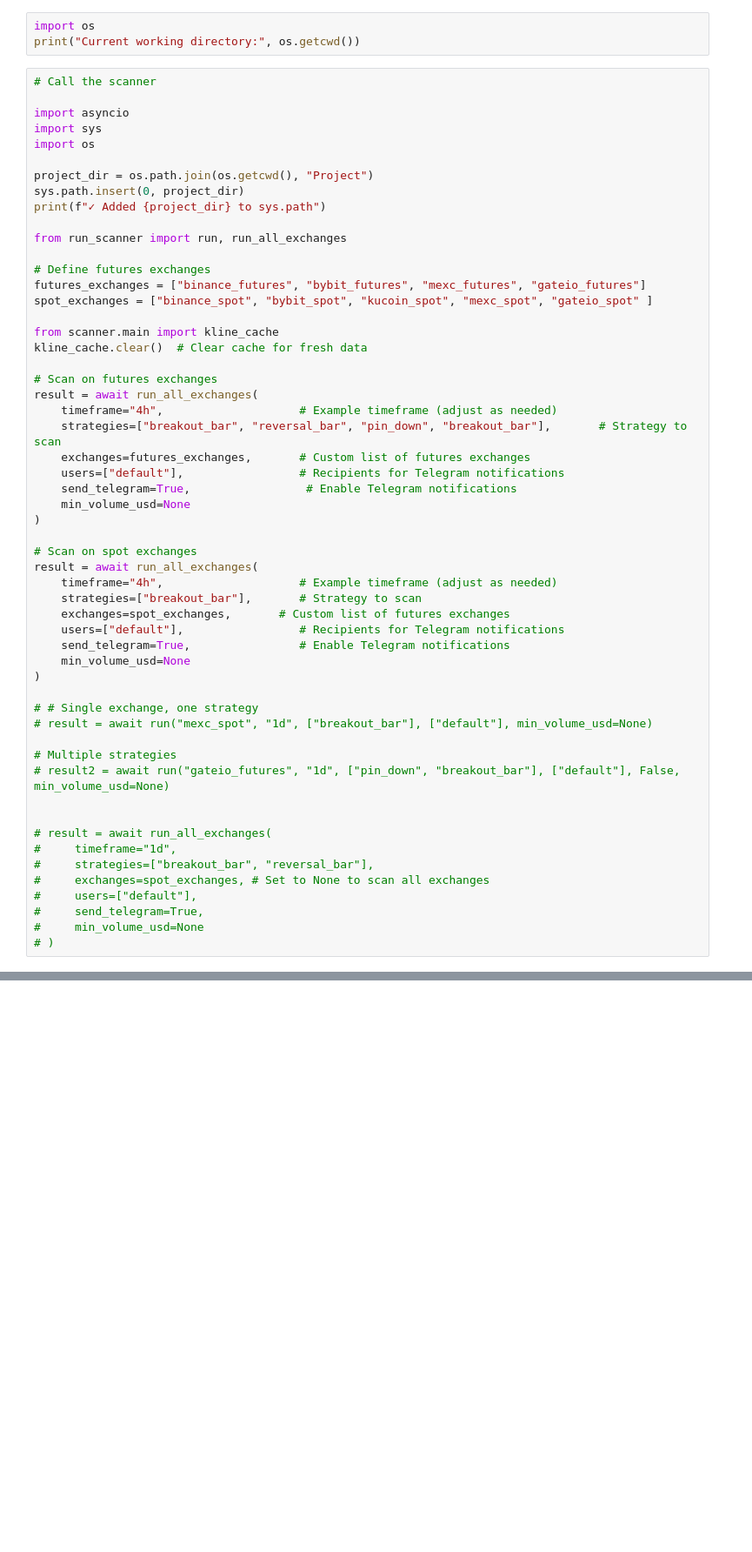
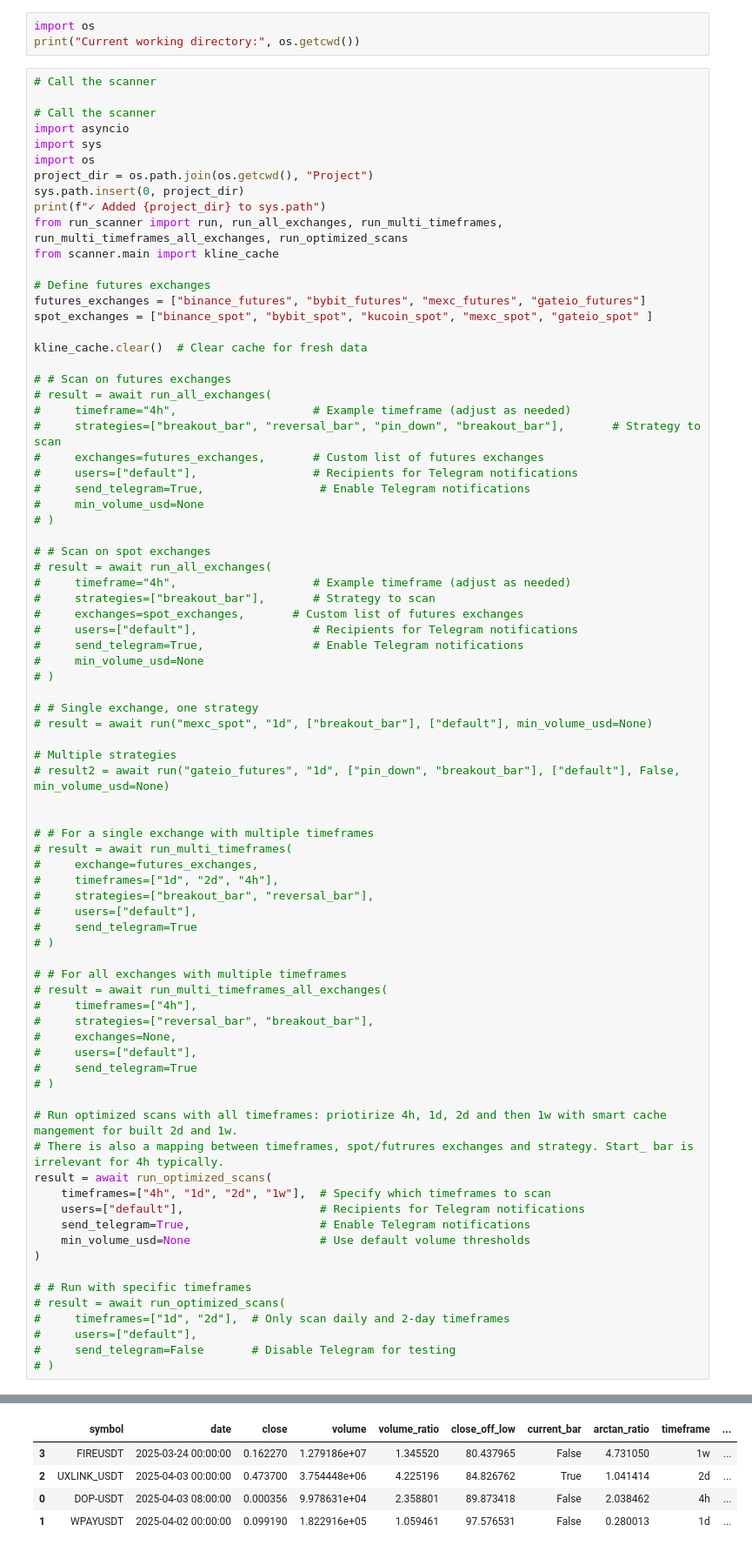
Before and after one commit to hassou7/market-scanner, a Jupyter notebook: Project/execute_vsa_project.ipynb, the cells around one changed output, grey strips where cells are left out. Shown at 87% size. Saved outputs shown, nothing was run; the diff lists cells and outputs as text; blank space fills up the shorter version.

```diff
--- a/Project/execute_vsa_project.ipynb
+++ b/Project/execute_vsa_project.ipynb
@@ -4,42 +4,41 @@ print("Current working directory:", os.getcwd())
 # %%
 # Call the scanner
 
+# Call the scanner
 import asyncio
 import sys
 import os
-
 project_dir = os.path.join(os.getcwd(), "Project")
 sys.path.insert(0, project_dir)
 print(f"✓ Added {project_dir} to sys.path")
-
-from run_scanner import run, run_all_exchanges
+from run_scanner import run, run_all_exchanges, run_multi_timeframes, run_multi_timeframes_all_exchanges, run_optimized_scans
+from scanner.main import kline_cache
 
 # Define futures exchanges
 futures_exchanges = ["binance_futures", "bybit_futures", "mexc_futures", "gateio_futures"]
 spot_exchanges = ["binance_spot", "bybit_spot", "kucoin_spot", "mexc_spot", "gateio_spot" ]
 
-from scanner.main import kline_cache
 kline_cache.clear()  # Clear cache for fresh data
 
-# Scan on futures exchanges
-result = await run_all_exchanges(
-    timeframe="4h",                    # Example timeframe (adjust as needed)
-    strategies=["breakout_bar", "reversal_bar", "pin_down", "breakout_bar"],       # Strategy to scan
-    exchanges=futures_exchanges,       # Custom list of futures exchanges
-    users=["default"],                 # Recipients for Telegram notifications
-    send_telegram=True,                 # Enable Telegram notifications
-    min_volume_usd=None
-)
+# # Scan on futures exchanges
+# result = await run_all_exchanges(
+#     timeframe="4h",                    # Example timeframe (adjust as needed)
+#     strategies=["breakout_bar", "reversal_bar", "pin_down", "breakout_bar"],       # Strategy to scan
+#     exchanges=futures_exchanges,       # Custom list of futures exchanges
+#     users=["default"],                 # Recipients for Telegram notifications
+#     send_telegram=True,                 # Enable Telegram notifications
+#     min_volume_usd=None
+# )
 
-# Scan on spot exchanges
-result = await run_all_exchanges(
-    timeframe="4h",                    # Example timeframe (adjust as needed)
-    strategies=["breakout_bar"],       # Strategy to scan
-    exchanges=spot_exchanges,       # Custom list of futures exchanges
-    users=["default"],                 # Recipients for Telegram notifications
-    send_telegram=True,                # Enable Telegram notifications
-    min_volume_usd=None
-)
+# # Scan on spot exchanges
+# result = await run_all_exchanges(
+#     timeframe="4h",                    # Example timeframe (adjust as needed)
+#     strategies=["breakout_bar"],       # Strategy to scan
+#     exchanges=spot_exchanges,       # Custom list of futures exchanges
+#     users=["default"],                 # Recipients for Telegram notifications
+#     send_telegram=True,                # Enable Telegram notifications
+#     min_volume_usd=None
+# )
 
 # # Single exchange, one strategy
 # result = await run("mexc_spot", "1d", ["breakout_bar"], ["default"], min_volume_usd=None)
@@ -48,11 +47,37 @@ result = await run_all_exchanges(
 # result2 = await run("gateio_futures", "1d", ["pin_down", "breakout_bar"], ["default"], False, min_volume_usd=None)
 
 
-# result = await run_all_exchanges(
-#     timeframe="1d",
+# # For a single exchange with multiple timeframes
+# result = await run_multi_timeframes(
+#     exchange=futures_exchanges,
+#     timeframes=["1d", "2d", "4h"],
 #     strategies=["breakout_bar", "reversal_bar"],
-#     exchanges=spot_exchanges, # Set to None to scan all exchanges
 #     users=["default"],
-#     send_telegram=True,
-#     min_volume_usd=None
+#     send_telegram=True
 # )
+
+# # For all exchanges with multiple timeframes
+# result = await run_multi_timeframes_all_exchanges(
+#     timeframes=["4h"],
+#     strategies=["reversal_bar", "breakout_bar"],
+#     exchanges=None,
+#     users=["default"],
+#     send_telegram=True
+# )
+
+# Run optimized scans with all timeframes: priotirize 4h, 1d, 2d and then 1w with smart cache mangement for built 2d and 1w.
+# There is also a mapping between timeframes, spot/futrures exchanges and strategy. Start_ bar is irrelevant for 4h typically.
+result = await run_optimized_scans(
+    timeframes=["4h", "1d", "2d", "1w"],  # Specify which timeframes to scan
+    users=["default"],                    # Recipients for Telegram notifications
+    send_telegram=True,                   # Enable Telegram notifications
+    min_volume_usd=None                   # Use default volume thresholds
+)
+
+# # Run with specific timeframes
+# result = await run_optimized_scans(
+#     timeframes=["1d", "2d"],  # Only scan daily and 2-day timeframes
+#     users=["default"],
+#     send_telegram=False       # Disable Telegram for testing
+# )
+# %% [output]
@@ -58,0 +174,5 @@ result = await run_all_exchanges(
+|  | symbol | date | close | volume | volume_ratio | close_off_low | current_bar | arctan_ratio | timeframe | ... |
+| 3 | FIREUSDT | 2025-03-24 00:00:00 | 0.162270 | 1.279186e+07 | 1.345520 | 80.437965 | False | 4.731050 | 1w | ... |
+| 2 | UXLINK_USDT | 2025-04-03 00:00:00 | 0.473700 | 3.754448e+06 | 4.225196 | 84.826762 | True | 1.041414 | 2d | ... |
+| 0 | DOP-USDT | 2025-04-03 08:00:00 | 0.000356 | 9.978631e+04 | 2.358801 | 89.873418 | False | 2.038462 | 4h | ... |
+| 1 | WPAYUSDT | 2025-04-02 00:00:00 | 0.099190 | 1.822916e+05 | 1.059461 | 97.576531 | False | 0.280013 | 1d | ... |
```
Also changed, not shown: parts of 3 cells of this notebook, 6 other files.
